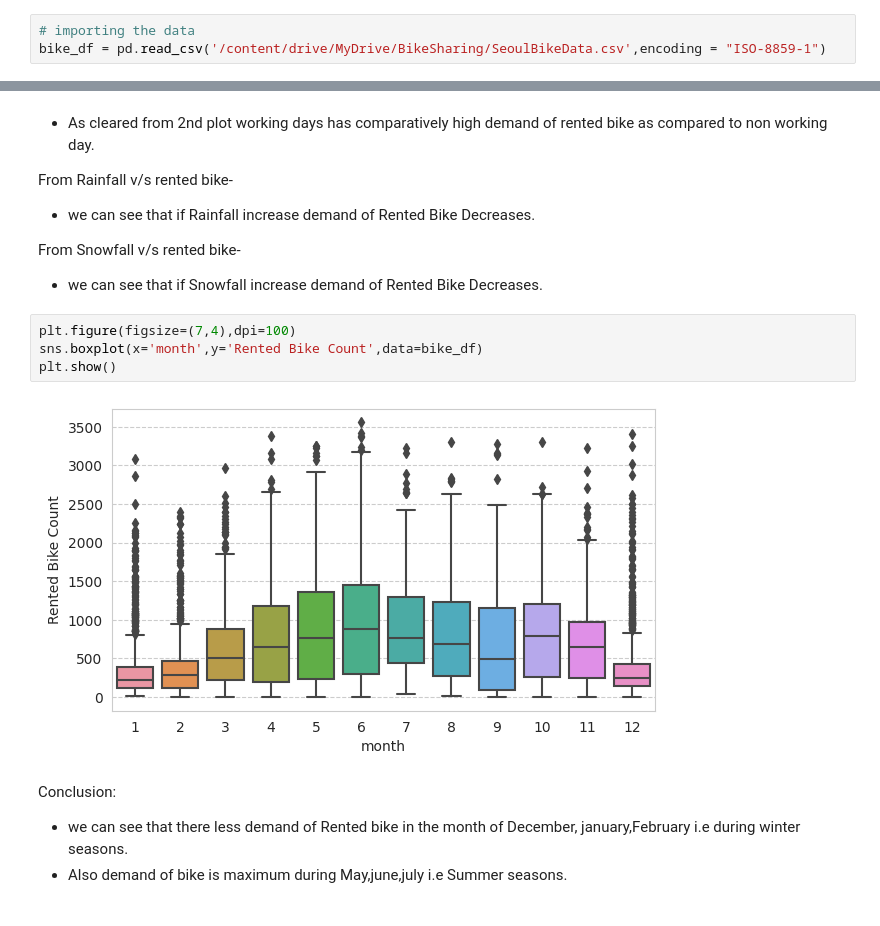
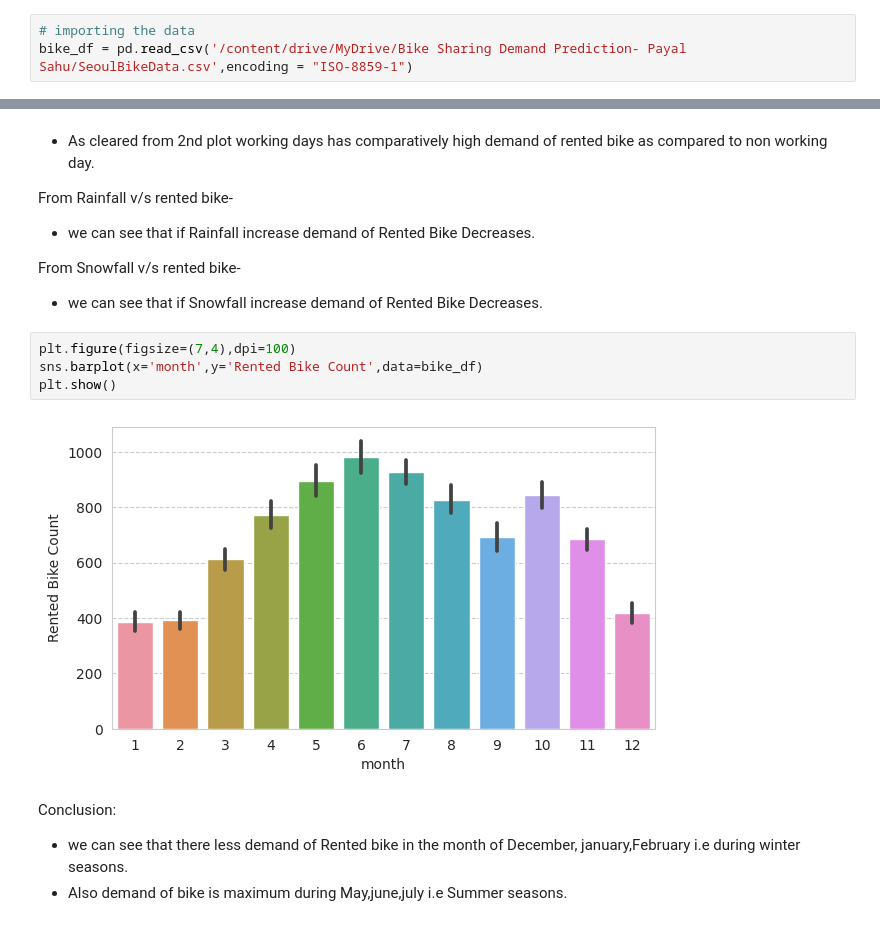
Before and after one commit to PayalSahu30/BIKE-SHARING-DEMAND-PREDICTION, a Jupyter notebook: Bike_Sharing_Demand_Prediction_Capstone_Project.ipynb, the cells around one changed output, grey strips where cells are left out. Drawn from its saved outputs; the diff is of its cells as text.

```diff
--- a/Bike_Sharing_Demand_Prediction_Capstone_Project.ipynb
+++ b/Bike_Sharing_Demand_Prediction_Capstone_Project.ipynb
@@ -53,7 +53,7 @@ drive.mount('/content/drive')
 Drive already mounted at /content/drive; to attempt to forcibly remount, call drive.mount("/content/drive", force_remount=True).
 # %%
 # importing the data
-bike_df = pd.read_csv('/content/drive/MyDrive/BikeSharing/SeoulBikeData.csv',encoding = "ISO-8859-1")
+bike_df = pd.read_csv('/content/drive/MyDrive/Bike Sharing Demand Prediction- Payal Sahu/SeoulBikeData.csv',encoding = "ISO-8859-1")
 # %% [markdown]
 # Exploratory Data Analysis
 # %%
@@ -424,10 +434,10 @@ From Snowfall v/s rented bike-
 *   we can see that if Snowfall increase demand of Rented Bike Decreases.
 # %%
 plt.figure(figsize=(7,4),dpi=100)
-sns.boxplot(x='month',y='Rented Bike Count',data=bike_df)
+sns.barplot(x='month',y='Rented Bike Count',data=bike_df)
 plt.show()
 # %% [output]
-[figure, old version]
+[figure, new version]
 # %% [markdown]
 Conclusion:
 
```
Also changed, not shown: parts of 30 cells of this notebook.
